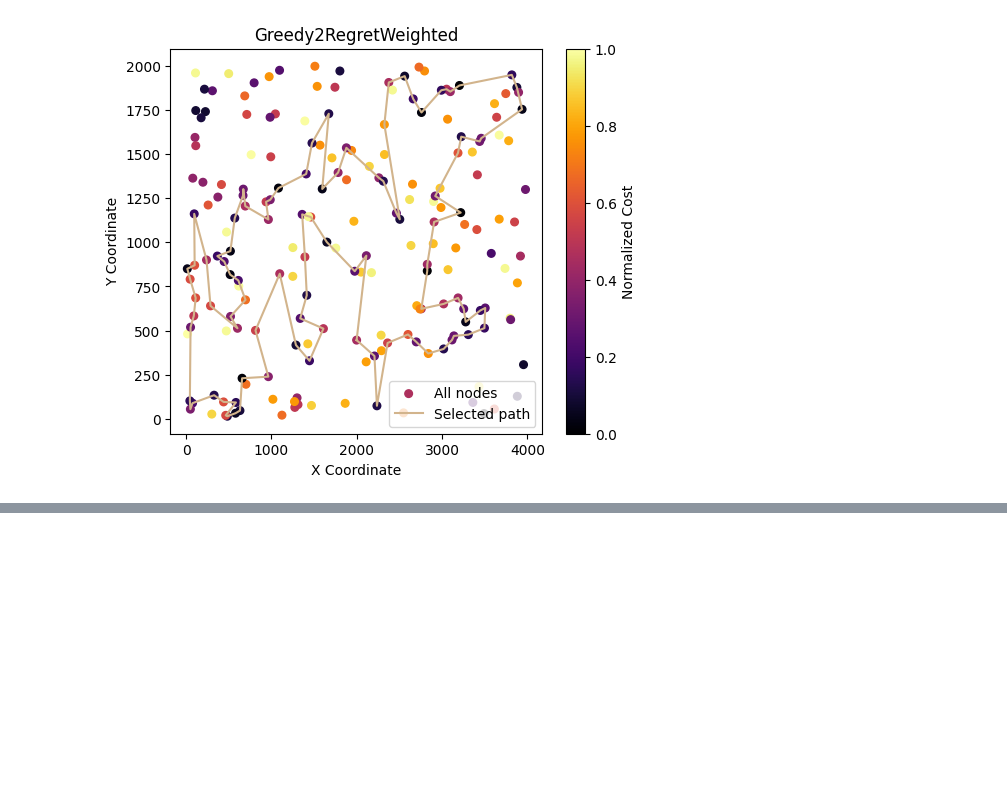
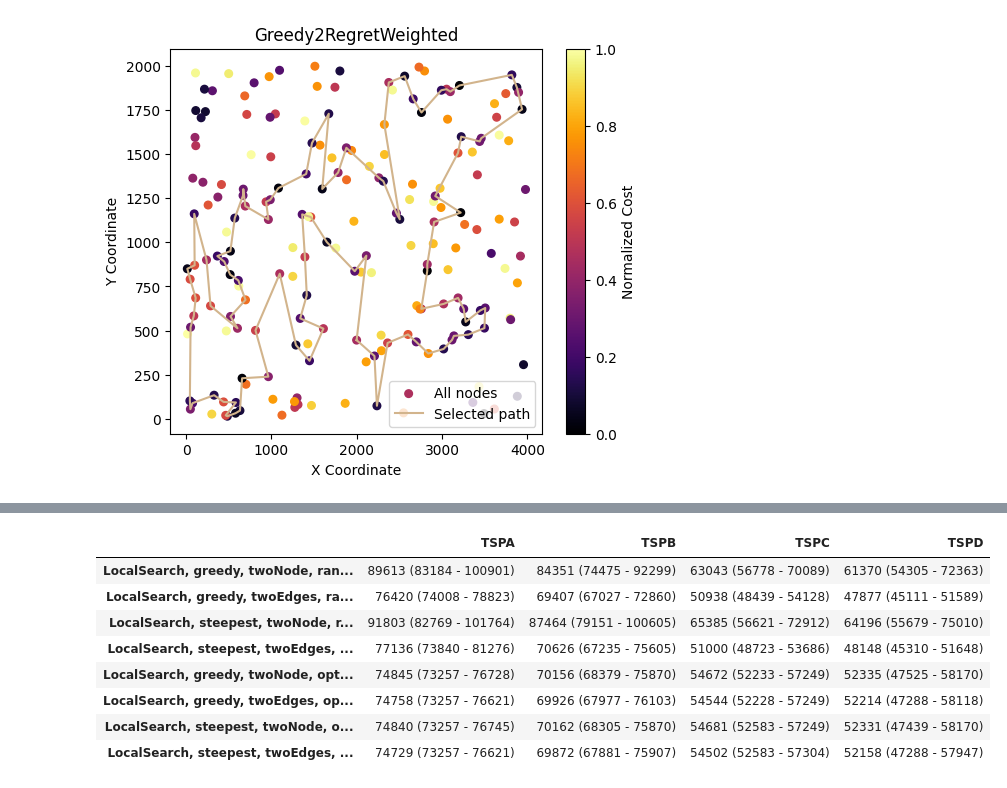
Before and after one commit to mmaecki/ec_greedy_heuristics, a Jupyter notebook: plots.ipynb, the cells around one changed output, grey strips where cells are left out. Saved outputs shown, nothing was run; the diff lists cells and outputs as text; code cells hidden in the pictures; blank space fills up the shorter version.

```diff
--- a/plots.ipynb
+++ b/plots.ipynb
@@ -196,0 +374,49 @@ Greedy2RegretWeighted TSPD
+# %%
+starts = {"TSPA":"Greedy2RegretWeighted", "TSPB":"Greedy2RegretWeighted", "TSPC":"GreedyCycle", "TSPD":"Greedy2RegretWeighted"}
+def get_method_from_name(name):
+    name = name.split("_")
+    if name[2] == "random":
+        return f"{name[0]}, {name[1]}, {name[3]}, random start"
+    else:
+        return f"{name[0]}, {name[1]}, {name[3]}, optimal start"
+# %%
+dataframe = {}
+for algorithm in results_random_start.keys():
+    if get_method_from_name(algorithm) not in dataframe.keys():
+        dataframe[get_method_from_name(algorithm)] = {}
+    for instance in results_random_start[algorithm].keys():
+        best_cost = results_random_start[algorithm][instance]["Best cost"]
+        worst_cost = results_random_start[algorithm][instance]["Worst cost"]
+        average_cost = results_random_start[algorithm][instance]["Average cost"]
+        dataframe[get_method_from_name(algorithm)][instance] = (f"{average_cost} ({best_cost} - {worst_cost})")
+        dataframe[get_method_from_name(algorithm)][f"time_{instance}"] = results_random_start[algorithm][instance]["Average time"]
+
+for algorithm in results_initial.keys():
+    if get_method_from_name(algorithm) not in dataframe.keys():
+        dataframe[get_method_from_name(algorithm)] = {}
+    for instance in results_initial[algorithm].keys():
+        best_cost = results_initial[algorithm][instance]["Best cost"]
+        worst_cost = results_initial[algorithm][instance]["Worst cost"]
+        average_cost = results_initial[algorithm][instance]["Average cost"]
+        dataframe[get_method_from_name(algorithm)][instance] = (f"{average_cost} ({best_cost} - {worst_cost})")
+        dataframe[get_method_from_name(algorithm)][f"time_{instance}"] = results_initial[algorithm][instance]["Average time"]
+# %%
+dataframe_ready = {}
+collumns = ["TSPA", "TSPB", "TSPC", "TSPD"]
+for method in dataframe.keys():
+    dataframe_ready[method] = []
+    for instance in ["TSPA", "TSPB", "TSPC", "TSPD"]:
+        dataframe_ready[method].append(dataframe[method][instance])
+df = pd.DataFrame.from_dict(dataframe_ready, orient='index', columns=collumns)
+# %%
+df
+# %% [output]
+|  | TSPA | TSPB | TSPC | TSPD |
+| LocalSearch, greedy, twoNode, ran... | 89613 (83184 - 100901) | 84351 (74475 - 92299) | 63043 (56778 - 70089) | 61370 (54305 - 72363) |
+| LocalSearch, greedy, twoEdges, ra... | 76420 (74008 - 78823) | 69407 (67027 - 72860) | 50938 (48439 - 54128) | 47877 (45111 - 51589) |
+| LocalSearch, steepest, twoNode, r... | 91803 (82769 - 101764) | 87464 (79151 - 100605) | 65385 (56621 - 72912) | 64196 (55679 - 75010) |
+| LocalSearch, steepest, twoEdges, ... | 77136 (73840 - 81276) | 70626 (67235 - 75605) | 51000 (48723 - 53686) | 48148 (45310 - 51648) |
+| LocalSearch, greedy, twoNode, opt... | 74845 (73257 - 76728) | 70156 (68379 - 75870) | 54672 (52233 - 57249) | 52335 (47525 - 58170) |
+| LocalSearch, greedy, twoEdges, op... | 74758 (73257 - 76621) | 69926 (67977 - 76103) | 54544 (52228 - 57249) | 52214 (47288 - 58118) |
+| LocalSearch, steepest, twoNode, o... | 74840 (73257 - 76745) | 70162 (68305 - 75870) | 54681 (52583 - 57249) | 52331 (47439 - 58170) |
+| LocalSearch, steepest, twoEdges, ... | 74729 (73257 - 76621) | 69872 (67881 - 75907) | 54502 (52583 - 57304) | 52158 (47288 - 57947) |
```
Also changed, not shown: parts of 15 cells of this notebook, 1 other file.
